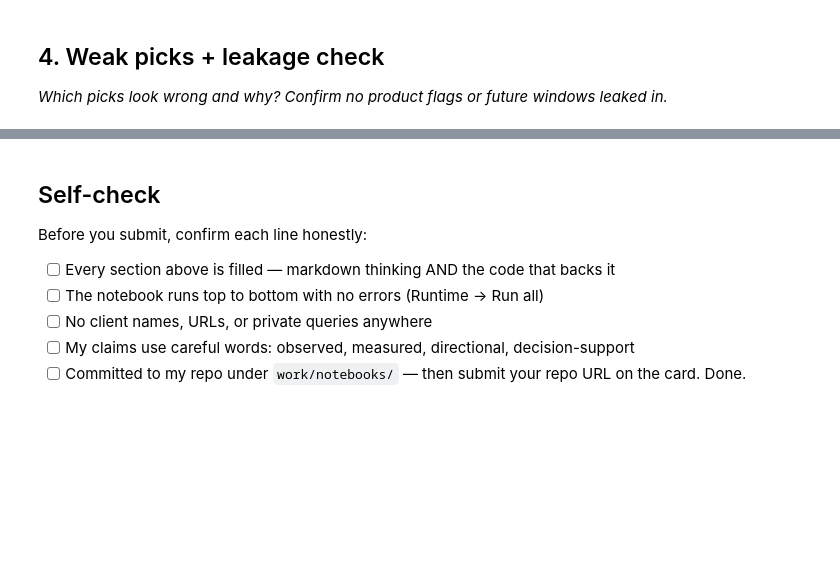
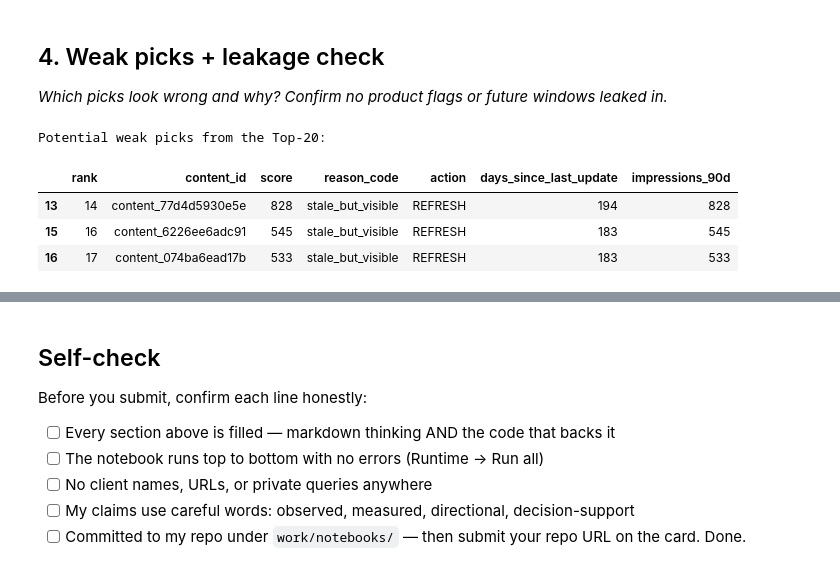
Before and after one commit to Sumit07-git/flyrank-ml-internship, a Jupyter notebook: work/notebooks/w04_baseline_score.ipynb, the cells around one changed output, grey strips where cells are left out. Drawn from its saved outputs; the diff is of its cells as text; code cells hidden in the pictures; blank space fills up the shorter version.

```diff
--- a/work/notebooks/w04_baseline_score.ipynb
+++ b/work/notebooks/w04_baseline_score.ipynb
@@ -188,3 +258,30 @@ OSError: Cannot save file into a non-existent directory: 'work/outputs'
 # %%
 # This cell is for CODE (numbers, a query, a check).
 # Write your text answer in the cell ABOVE this one — typing sentences here breaks Run All.
+
+weak_picks = top20[
+    (top20["days_since_last_update"] < STALE_DAYS + 60) &
+    (top20["impressions_90d"] < MIN_IMPRESSIONS * 2)
+].copy()
+
+print("Potential weak picks from the Top-20:")
+
+display(
+    weak_picks[
+        [
+            "rank",
+            "content_id",
+            "score",
+            "reason_code",
+            "action",
+            "days_since_last_update",
+            "impressions_90d"
+        ]
+    ]
+)
+# %% [output]
+Potential weak picks from the Top-20:
+|  | rank | content_id | score | reason_code | action | days_since_last_update | impressions_90d |
+| 13 | 14 | content_77d4d5930e5e | 828 | stale_but_visible | REFRESH | 194 | 828 |
+| 15 | 16 | content_6226ee6adc91 | 545 | stale_but_visible | REFRESH | 183 | 545 |
+| 16 | 17 | content_074ba6ead17b | 533 | stale_but_visible | REFRESH | 183 | 533 |
```
Also changed, not shown: parts of 5 cells of this notebook.
